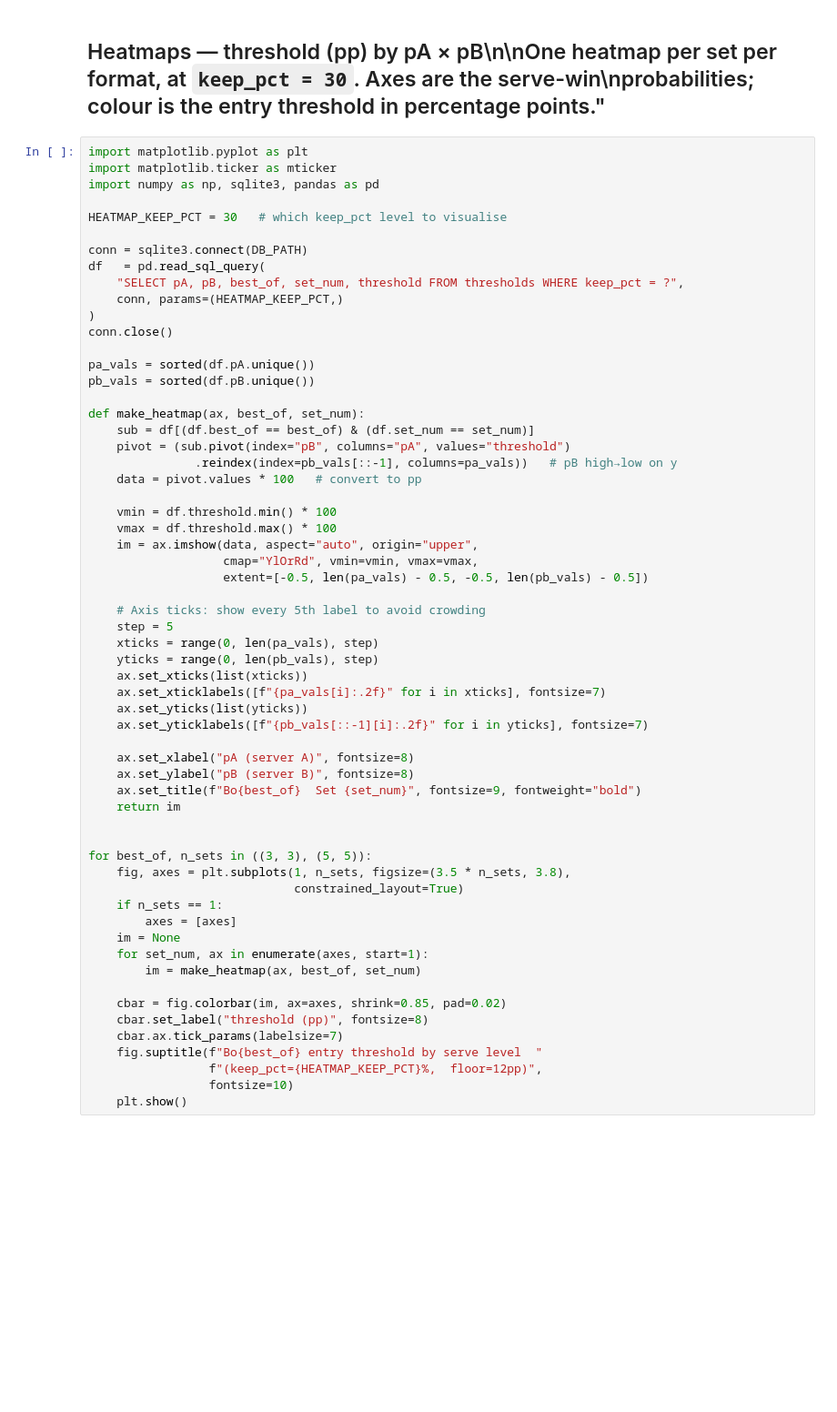
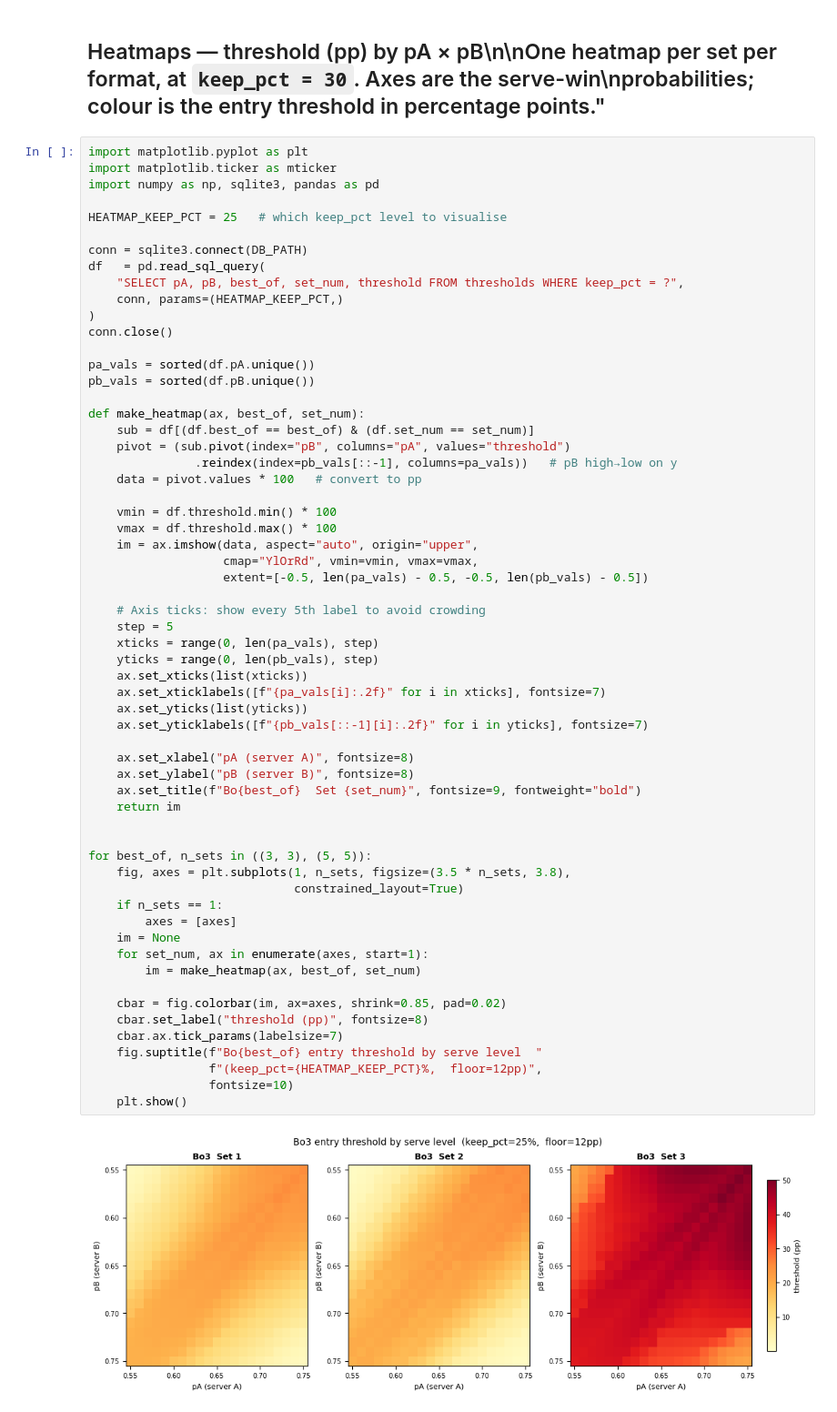
Before and after one commit to Anmaya1856/Tennis-Monte-Carlo-Kalshi, a Jupyter notebook: simulation/precompute_swing_thresholds.ipynb, the cells around one changed output. Shown at 91% size. Cells and saved outputs as stored; diff of their text form; blank space fills up the shorter version.

```diff
--- a/simulation/precompute_swing_thresholds.ipynb
+++ b/simulation/precompute_swing_thresholds.ipynb
@@ -232,7 +232,7 @@ import matplotlib.pyplot as plt
 import matplotlib.ticker as mticker
 import numpy as np, sqlite3, pandas as pd
 
-HEATMAP_KEEP_PCT = 30   # which keep_pct level to visualise
+HEATMAP_KEEP_PCT = 25   # which keep_pct level to visualise
 
 conn = sqlite3.connect(DB_PATH)
 df   = pd.read_sql_query(
@@ -260,30 +260,32 @@ def make_heatmap(ax, best_of, set_num):
     step = 5
     xticks = range(0, len(pa_vals), step)
     yticks = range(0, len(pb_vals), step)
     ax.set_xticks(list(xticks))
     ax.set_xticklabels([f"{pa_vals[i]:.2f}" for i in xticks], fontsize=7)
     ax.set_yticks(list(yticks))
     ax.set_yticklabels([f"{pb_vals[::-1][i]:.2f}" for i in yticks], fontsize=7)
 
     ax.set_xlabel("pA (server A)", fontsize=8)
     ax.set_ylabel("pB (server B)", fontsize=8)
     ax.set_title(f"Bo{best_of}  Set {set_num}", fontsize=9, fontweight="bold")
     return im
 
 
 for best_of, n_sets in ((3, 3), (5, 5)):
     fig, axes = plt.subplots(1, n_sets, figsize=(3.5 * n_sets, 3.8),
                              constrained_layout=True)
     if n_sets == 1:
         axes = [axes]
     im = None
     for set_num, ax in enumerate(axes, start=1):
         im = make_heatmap(ax, best_of, set_num)
 
     cbar = fig.colorbar(im, ax=axes, shrink=0.85, pad=0.02)
     cbar.set_label("threshold (pp)", fontsize=8)
     cbar.ax.tick_params(labelsize=7)
     fig.suptitle(f"Bo{best_of} entry threshold by serve level  "
                  f"(keep_pct={HEATMAP_KEEP_PCT}%,  floor=12pp)",
                  fontsize=10)
     plt.show()
+# %% [output]
+[figure, added]
```
Also changed, not shown: parts of 1 cell of this notebook, 12 other files.
